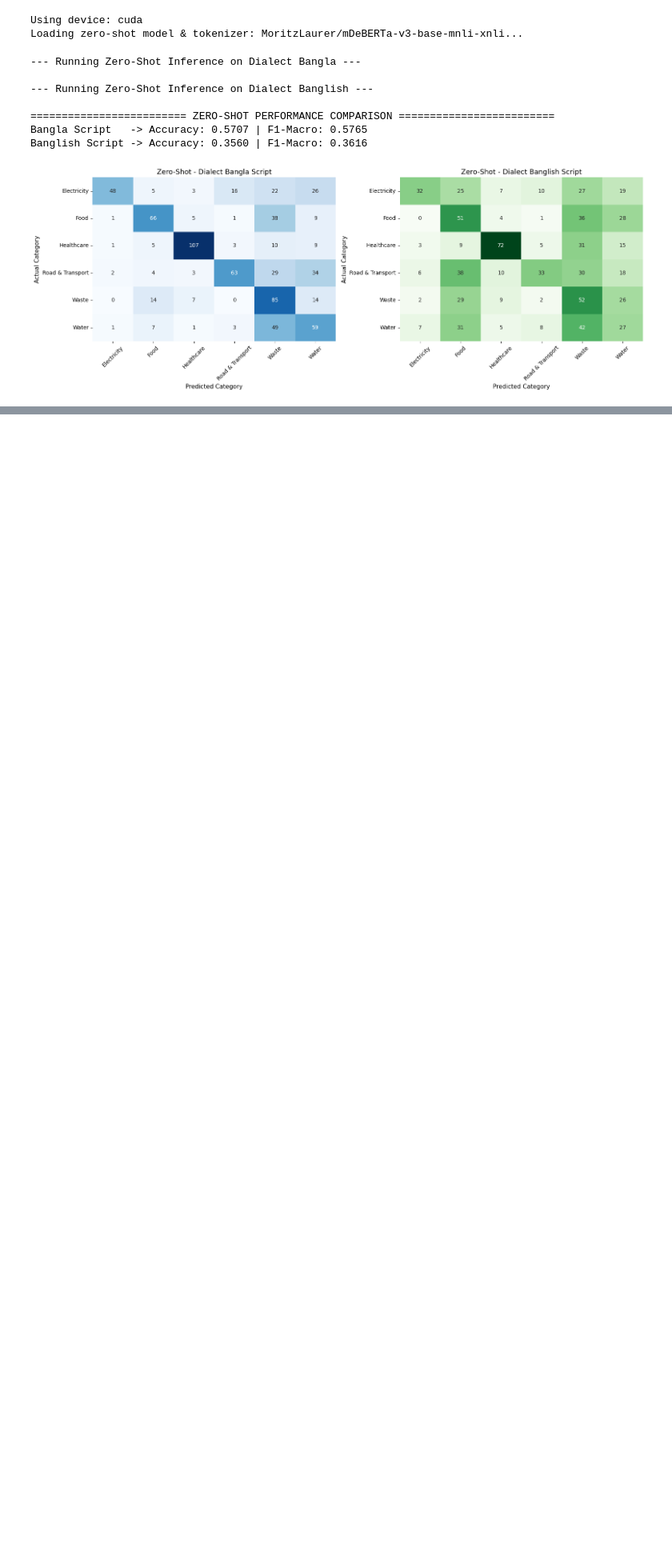
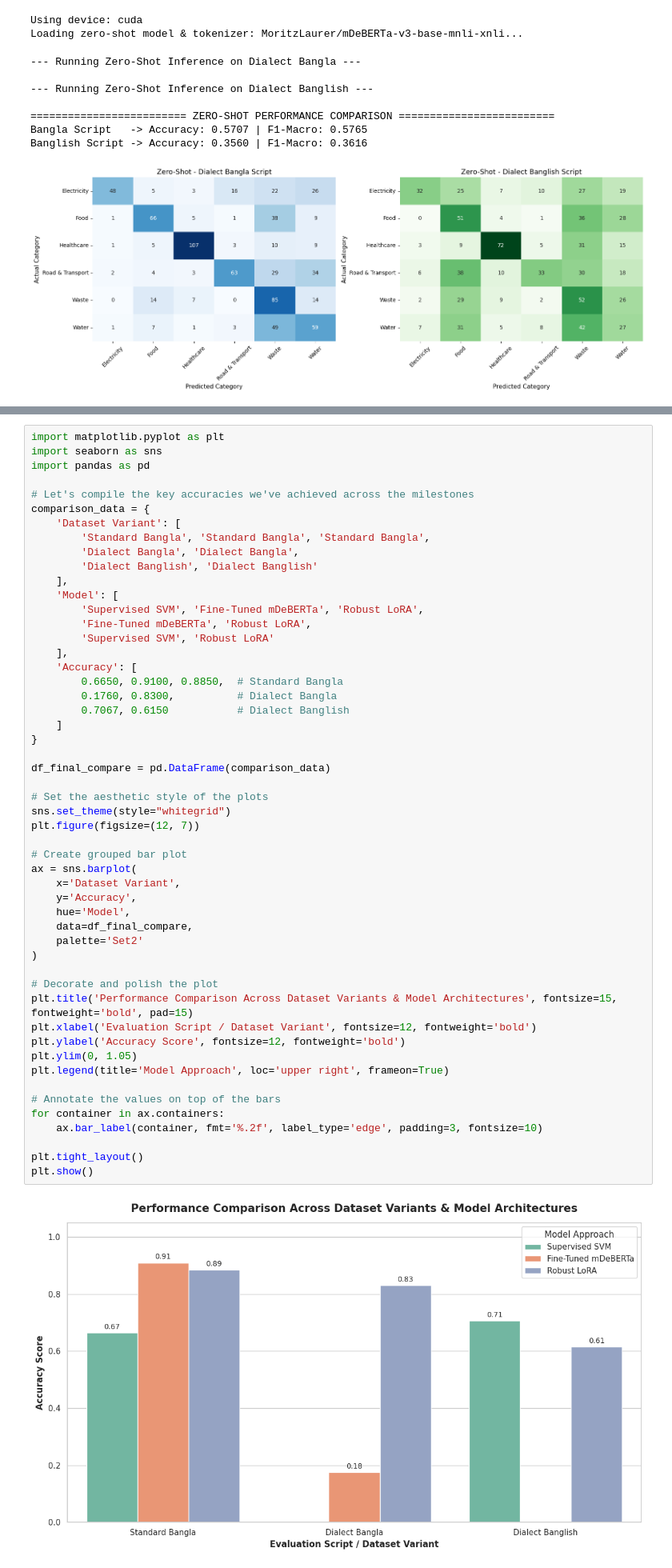
Before and after one commit to SalehinShan/smart-service-complaint-understanding, a Jupyter notebook: slscData.ipynb, the cells around one changed output, grey strips where cells are left out. Shown at 80% size. Saved outputs shown, nothing was run; the diff lists cells and outputs as text; blank space fills up the shorter version.

```diff
--- a/slscData.ipynb
+++ b/slscData.ipynb
@@ -2096,0 +1716,54 @@ Running batch inference on the 250 test set...
+# %%
+import matplotlib.pyplot as plt
+import seaborn as sns
+import pandas as pd
+
+# Let's compile the key accuracies we've achieved across the milestones
+comparison_data = {
+    'Dataset Variant': [
+        'Standard Bangla', 'Standard Bangla', 'Standard Bangla',
+        'Dialect Bangla', 'Dialect Bangla',
+        'Dialect Banglish', 'Dialect Banglish'
+    ],
+    'Model': [
+        'Supervised SVM', 'Fine-Tuned mDeBERTa', 'Robust LoRA',
+        'Fine-Tuned mDeBERTa', 'Robust LoRA',
+        'Supervised SVM', 'Robust LoRA'
+    ],
+    'Accuracy': [
+        0.6650, 0.9100, 0.8850,  # Standard Bangla
+        0.1760, 0.8300,          # Dialect Bangla
+        0.7067, 0.6150           # Dialect Banglish
+    ]
+}
+
+df_final_compare = pd.DataFrame(comparison_data)
+
+# Set the aesthetic style of the plots
+sns.set_theme(style="whitegrid")
+plt.figure(figsize=(12, 7))
+
+# Create grouped bar plot
+ax = sns.barplot(
+    x='Dataset Variant',
+    y='Accuracy',
+    hue='Model',
+    data=df_final_compare,
+    palette='Set2'
+)
+
+# Decorate and polish the plot
+plt.title('Performance Comparison Across Dataset Variants & Model Architectures', fontsize=15, fontweight='bold', pad=15)
+plt.xlabel('Evaluation Script / Dataset Variant', fontsize=12, fontweight='bold')
+plt.ylabel('Accuracy Score', fontsize=12, fontweight='bold')
+plt.ylim(0, 1.05)
+plt.legend(title='Model Approach', loc='upper right', frameon=True)
+
+# Annotate the values on top of the bars
+for container in ax.containers:
+    ax.bar_label(container, fmt='%.2f', label_type='edge', padding=3, fontsize=10)
+
+plt.tight_layout()
+plt.show()
+# %% [output]
+[figure, added]
```
Also changed, not shown: parts of 23 cells of this notebook.
